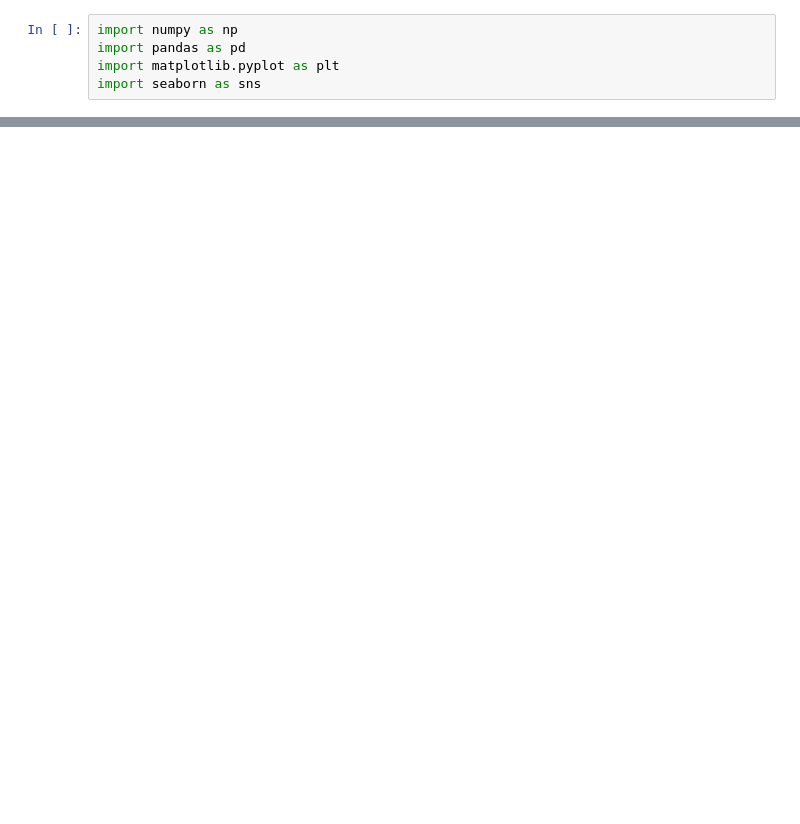
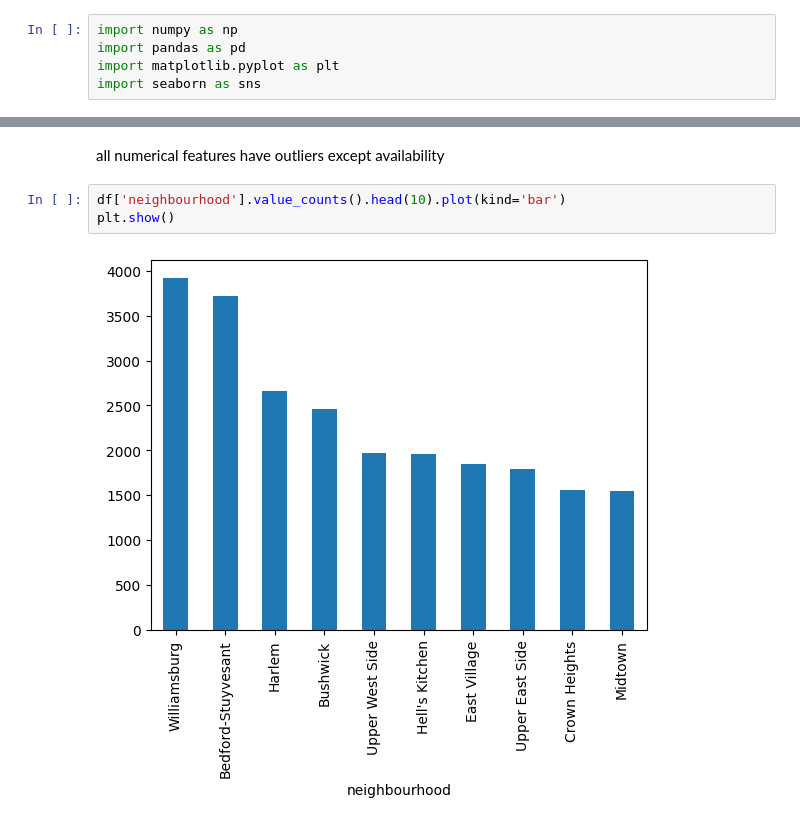
Before and after one commit to amnaherex/Roomify, a Jupyter notebook: Untitled.ipynb, the cells around one changed output, grey strips where cells are left out. Drawn from its saved outputs; the diff is of its cells as text; blank space fills up the shorter version.

```diff
--- a/Untitled.ipynb
+++ b/Untitled.ipynb
@@ -21,0 +203,7 @@ Path to dataset files: C:\Users\DELL\.cache\kagglehub\datasets\dgomonov\new-york
+# %% [markdown]
+all numerical features have outliers except availability
+# %%
+df['neighbourhood'].value_counts().head(10).plot(kind='bar')
+plt.show()
+# %% [output]
+[figure, added]
```
Also changed, not shown: parts of 46 cells of this notebook.
